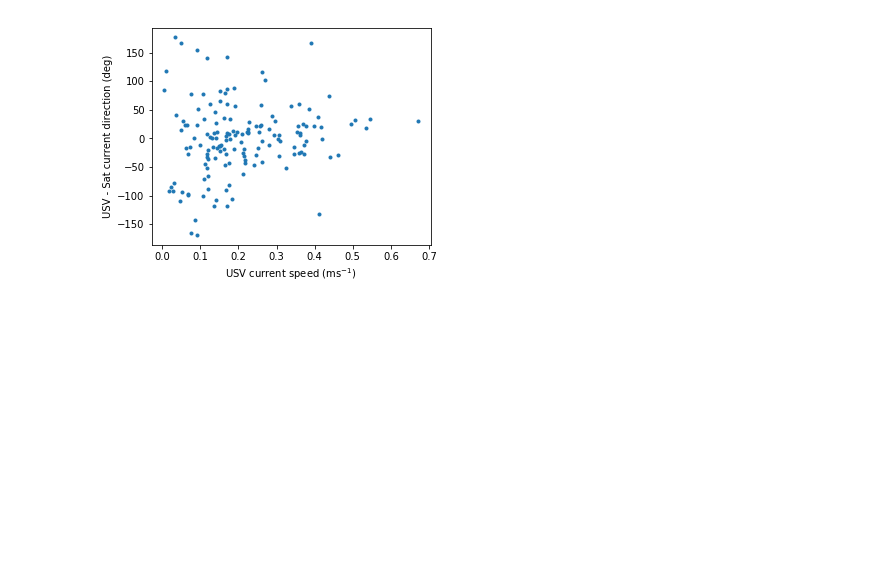
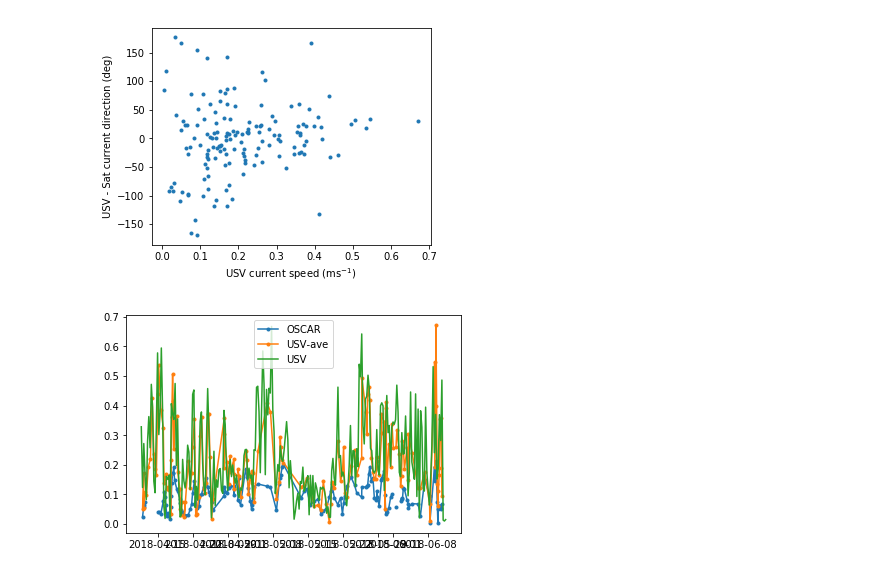
Before and after one commit to cgentemann/Saildrone, a Jupyter notebook: sat_collocation/Collocate_Saildrone_with_oscar_ocean_currents.ipynb, the cells around one changed output. Cells and saved outputs as stored; diff of their text form; code cells hidden in the pictures; blank space fills up the shorter version.

```diff
--- a/sat_collocation/Collocate_Saildrone_with_oscar_ocean_currents.ipynb
+++ b/sat_collocation/Collocate_Saildrone_with_oscar_ocean_currents.ipynb
@@ -230,11 +234,16 @@ fig.savefig(fig_fname, transparent=False, format='png')
 # %% [output]
 [figure]
 # %%
-ds_usv_subset['cur_spd']=np.sqrt(ds_usv_subset.vel_east[:,0]**2+ds_usv_subset.vel_north[:,0]**2)
+ds_usv_subset['cur_spd']=np.sqrt(ds_usv_subset.vel_east**2+ds_usv_subset.vel_north**2)
 ds_usv_6hr=ds_usv_subset.resample(time='6H').mean()
-ds_usv_6hr['cur_spd']=np.sqrt(ds_usv_6hr.vel_east[:,0]**2+ds_usv_6hr.vel_north[:,0]**2)
+ds_usv_6hr['cur_spd']=np.sqrt(ds_usv_6hr.vel_east**2+ds_usv_6hr.vel_north**2)
+
 
 plt.plot(ds_collocated_averaged.time,sat_spd,'.-')
 plt.plot(ds_collocated_averaged.time,usv_spd,'.-')
 plt.plot(ds_usv_6hr.time,ds_usv_6hr.cur_spd)
 plt.legend({'OSCAR','USV','USV-ave'})
+fig_fname='F:/data/cruise_data/saildrone/baja-2018/figs/sat_current_timeseries_bias.png'
+fig.savefig(fig_fname, transparent=False, format='png')
+# %% [output]
+[figure, added]
```
Also changed, not shown: parts of 2 cells of this notebook, 3 other files.
